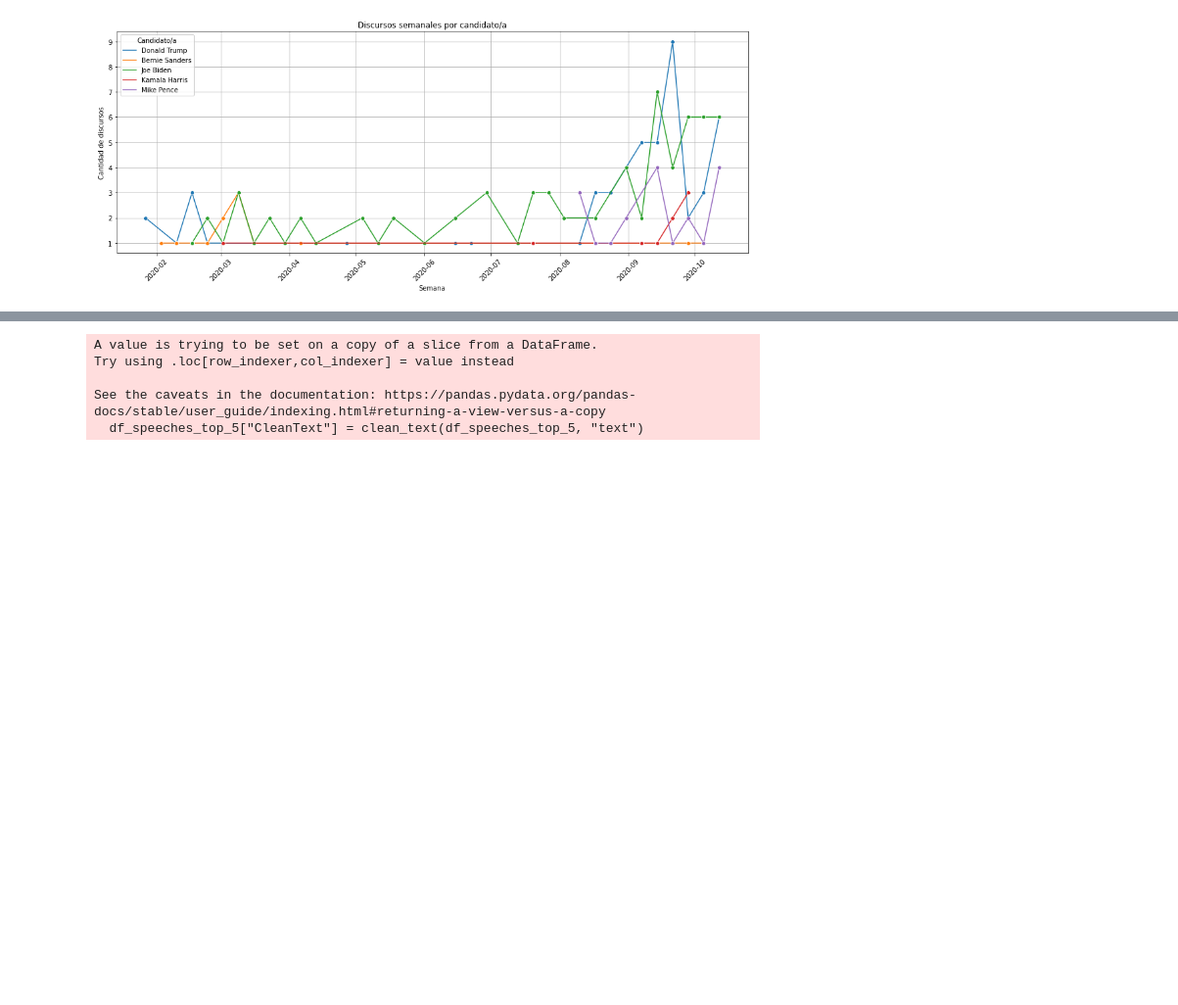
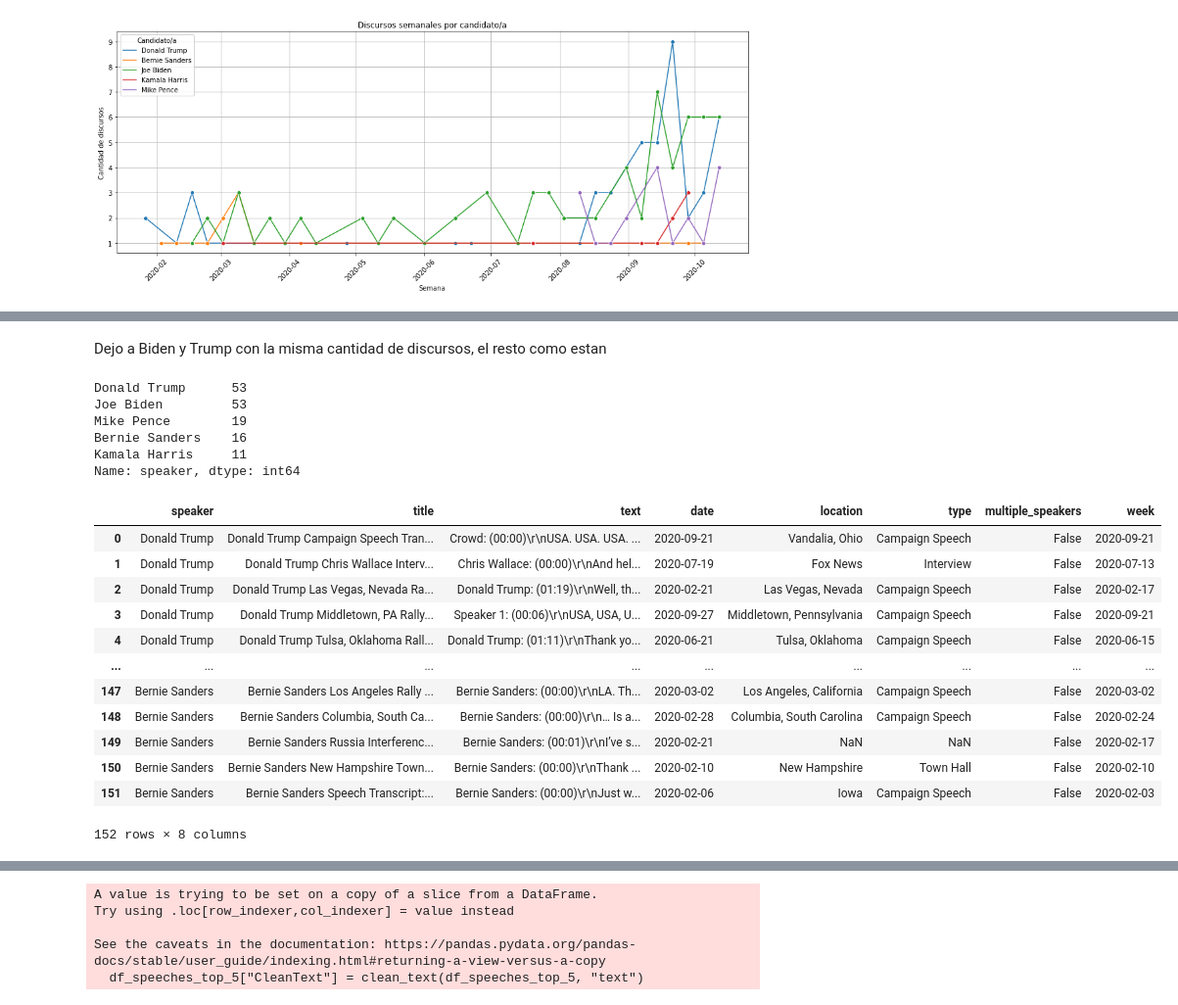
Before and after one commit to Jonathanrr98/intro-cd-tarea1, a Jupyter notebook: us2020_propuesta_estudiantes.ipynb, the cells around one changed output, grey strips where cells are left out. Shown: that part at 98% size. Cells and saved outputs as stored; diff of their text form; code cells hidden in the pictures; blank space fills up the shorter version.

```diff
--- a/us2020_propuesta_estudiantes.ipynb
+++ b/us2020_propuesta_estudiantes.ipynb
@@ -517,0 +556,42 @@ plt.show()
+# %% [markdown]
+Dejo a Biden y Trump con la misma cantidad de discursos, el resto como estan
+# %%
+# Obtener los dos primeros oradores
+top_2_speakers = df_speeches_top_5['speaker'].value_counts().head(2)
+min_count = top_2_speakers.iloc[1]  # Cantidad del segundo orador
+
+# Filtrar solo esos dos oradores
+df_top2 = df_speeches_top_5[df_speeches_top_5['speaker'].isin(top_2_speakers.index)]
+
+# Recortar ambos a la misma cantidad de discursos
+df_top2_equal = df_top2.groupby('speaker').apply(lambda x: x.sample(n=min_count, random_state=42)).reset_index(drop=True)
+
+# Agregar el resto de oradores sin modificar
+df_rest = df_speeches_top_5[~df_speeches_top_5['speaker'].isin(top_2_speakers.index)]
+
+# Concatenar ambos datasets
+df_equal_top2_full = pd.concat([df_top2_equal, df_rest], ignore_index=True)
+
+print(df_equal_top2_full['speaker'].value_counts())  # Los dos primeros deben tener la misma cantidad
+
+df_equal_top2_full
+# %% [output]
+Donald Trump      53
+Joe Biden         53
+Mike Pence        19
+Bernie Sanders    16
+Kamala Harris     11
+Name: speaker, dtype: int64
+|  | speaker | title | text | date | location | type | multiple_speakers | week |
+| 0 | Donald Trump | Donald Trump Campaign Speech Tran... | Crowd: (00:00)\r\nUSA. USA. USA. ... | 2020-09-21 | Vandalia, Ohio | Campaign Speech | False | 2020-09-21 |
+| 1 | Donald Trump | Donald Trump Chris Wallace Interv... | Chris Wallace: (00:00)\r\nAnd hel... | 2020-07-19 | Fox News | Interview | False | 2020-07-13 |
+| 2 | Donald Trump | Donald Trump Las Vegas, Nevada Ra... | Donald Trump: (01:19)\r\nWell, th... | 2020-02-21 | Las Vegas, Nevada | Campaign Speech | False | 2020-02-17 |
+| 3 | Donald Trump | Donald Trump Middletown, PA Rally... | Speaker 1: (00:06)\r\nUSA, USA, U... | 2020-09-27 | Middletown, Pennsylvania | Campaign Speech | False | 2020-09-21 |
+| 4 | Donald Trump | Donald Trump Tulsa, Oklahoma Rall... | Donald Trump: (01:11)\r\nThank yo... | 2020-06-21 | Tulsa, Oklahoma | Campaign Speech | False | 2020-06-15 |
+| ... | ... | ... | ... | ... | ... | ... | ... | ... |
+| 147 | Bernie Sanders | Bernie Sanders Los Angeles Rally ... | Bernie Sanders: (00:00)\r\nLA. Th... | 2020-03-02 | Los Angeles, California | Campaign Speech | False | 2020-03-02 |
+| 148 | Bernie Sanders | Bernie Sanders Columbia, South Ca... | Bernie Sanders: (00:00)\r\n… Is a... | 2020-02-28 | Columbia, South Carolina | Campaign Speech | False | 2020-02-24 |
+| 149 | Bernie Sanders | Bernie Sanders Russia Interferenc... | Bernie Sanders: (00:01)\r\nI’ve s... | 2020-02-21 | NaN | NaN | False | 2020-02-17 |
+| 150 | Bernie Sanders | Bernie Sanders New Hampshire Town... | Bernie Sanders: (00:00)\r\nThank ... | 2020-02-10 | New Hampshire | Town Hall | False | 2020-02-10 |
+| 151 | Bernie Sanders | Bernie Sanders Speech Transcript:... | Bernie Sanders: (00:00)\r\nJust w... | 2020-02-06 | Iowa | Campaign Speech | False | 2020-02-03 |
+152 rows × 8 columns
```
Also changed, not shown: parts of 32 cells of this notebook.
